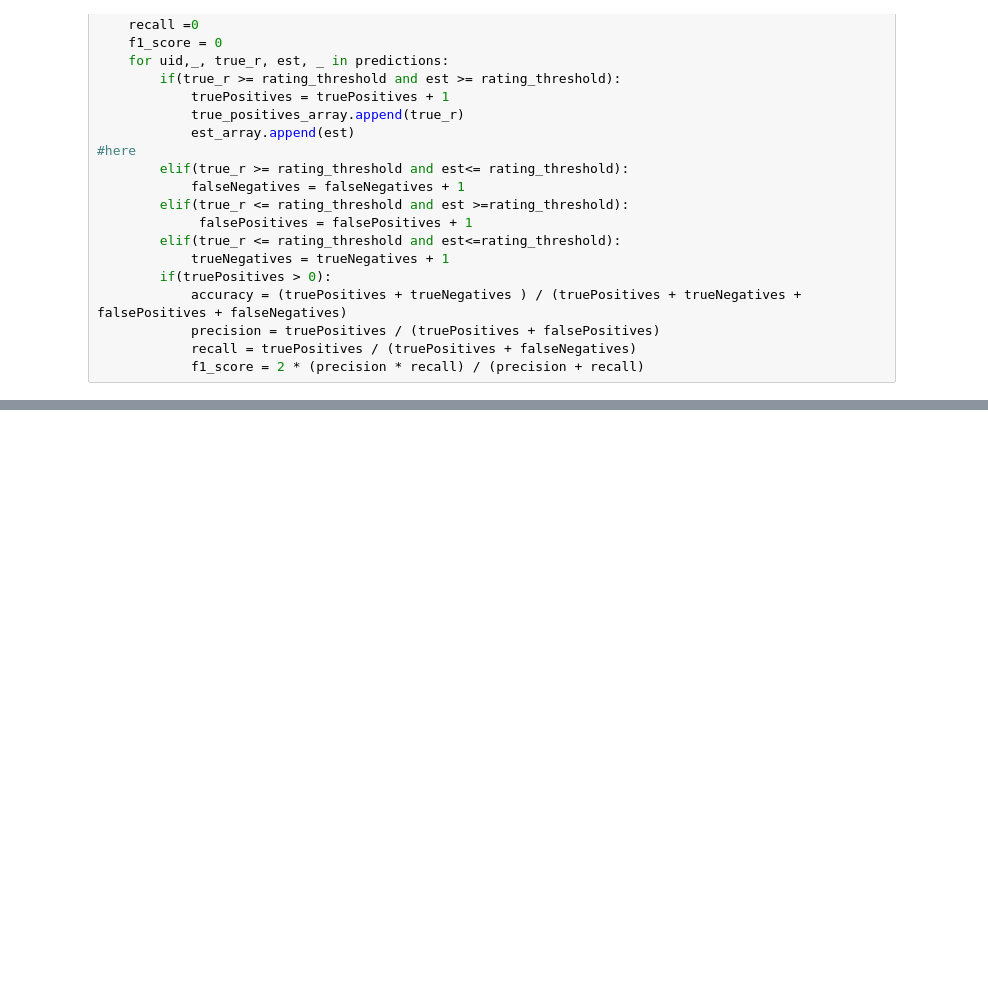
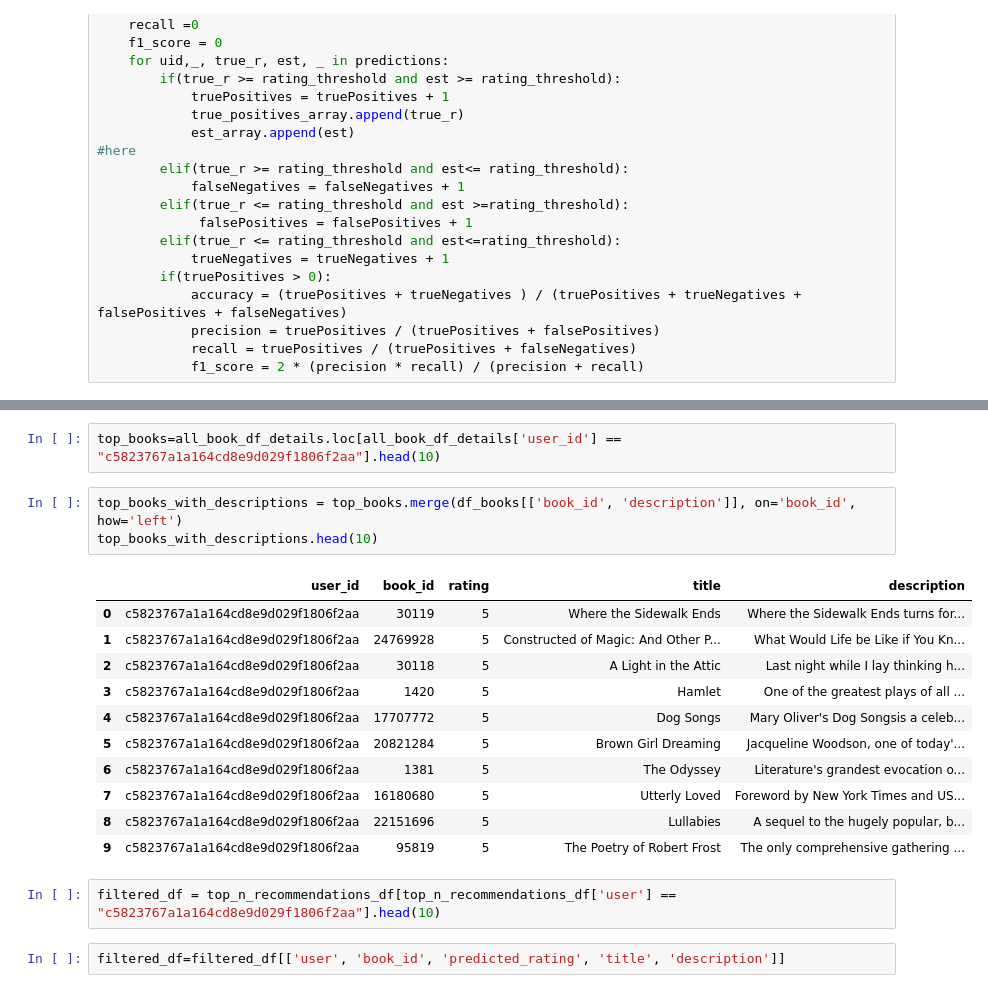
Before and after one commit to timtheteh/CZ4032_Project1, a Jupyter notebook: SVD_goodreads.ipynb, the cells around one changed output, grey strips where cells are left out. Cells and saved outputs as stored; diff of their text form; blank space fills up the shorter version.

```diff
--- a/SVD_goodreads.ipynb
+++ b/SVD_goodreads.ipynb
@@ -367,0 +368,21 @@ print(top_n_recommendations_df.loc[top_n_recommendations_df['user'] == "00010851
+# %%
+top_books=all_book_df_details.loc[all_book_df_details['user_id'] == "c5823767a1a164cd8e9d029f1806f2aa"].head(10)
+# %%
+top_books_with_descriptions = top_books.merge(df_books[['book_id', 'description']], on='book_id', how='left')
+top_books_with_descriptions.head(10)
+# %% [output]
+|  | user_id | book_id | rating | title | description |
+| 0 | c5823767a1a164cd8e9d029f1806f2aa | 30119 | 5 | Where the Sidewalk Ends | Where the Sidewalk Ends turns for... |
+| 1 | c5823767a1a164cd8e9d029f1806f2aa | 24769928 | 5 | Constructed of Magic: And Other P... | What Would Life be Like if You Kn... |
+| 2 | c5823767a1a164cd8e9d029f1806f2aa | 30118 | 5 | A Light in the Attic | Last night while I lay thinking h... |
+| 3 | c5823767a1a164cd8e9d029f1806f2aa | 1420 | 5 | Hamlet | One of the greatest plays of all ... |
+| 4 | c5823767a1a164cd8e9d029f1806f2aa | 17707772 | 5 | Dog Songs | Mary Oliver's Dog Songsis a celeb... |
+| 5 | c5823767a1a164cd8e9d029f1806f2aa | 20821284 | 5 | Brown Girl Dreaming | Jacqueline Woodson, one of today'... |
+| 6 | c5823767a1a164cd8e9d029f1806f2aa | 1381 | 5 | The Odyssey | Literature's grandest evocation o... |
+| 7 | c5823767a1a164cd8e9d029f1806f2aa | 16180680 | 5 | Utterly Loved | Foreword by New York Times and US... |
+| 8 | c5823767a1a164cd8e9d029f1806f2aa | 22151696 | 5 | Lullabies | A sequel to the hugely popular, b... |
+| 9 | c5823767a1a164cd8e9d029f1806f2aa | 95819 | 5 | The Poetry of Robert Frost | The only comprehensive gathering ... |
+# %%
+filtered_df = top_n_recommendations_df[top_n_recommendations_df['user'] == "c5823767a1a164cd8e9d029f1806f2aa"].head(10)
+# %%
+filtered_df=filtered_df[['user', 'book_id', 'predicted_rating', 'title', 'description']]
```
Also changed, not shown: parts of 9 cells of this notebook, 3 other files.
